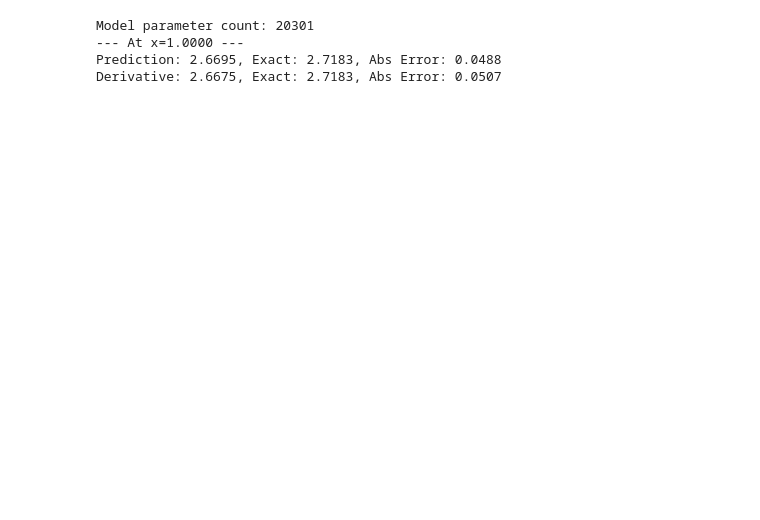
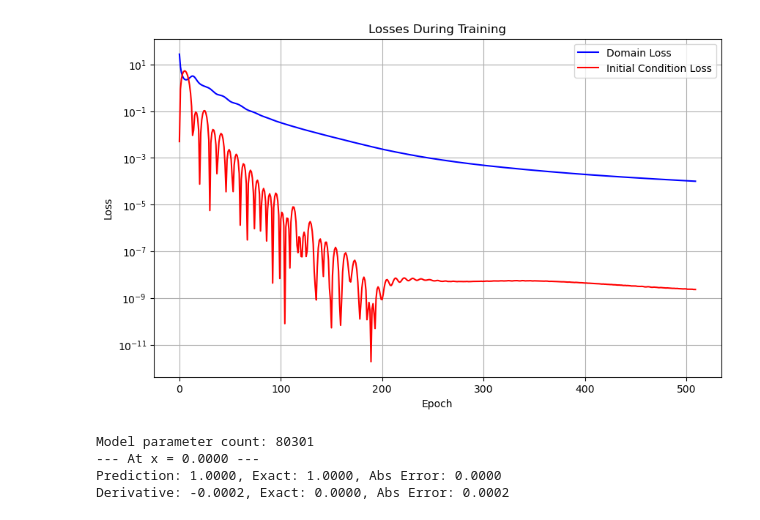
Before and after one commit to ugniusalekna/Neural-PDE-Solver, a Jupyter notebook: main.ipynb, the cells around one changed output. Cells and saved outputs as stored; diff of their text form; code cells hidden in the pictures; blank space fills up the shorter version.

Commit message:
changed training procedure accordin g to changes

```diff
--- a/main.ipynb
+++ b/main.ipynb
@@ -17 +45,12 @@ model = FourierNet(features_in, hidden, features_out)
+# %%
+def rhs_function(x, y, dydx):
+    return -0.1 * dydx -5.0 * y
+
+def sol(x):
+    return  torch.exp(-x/20) * (1 / np.sqrt(1999) * torch.sin(np.sqrt(1999) * x / 20) + torch.cos(np.sqrt(1999) * x / 20))
+
+def d_sol_dx(x):
+    return -torch.exp(-x/20) * 100 / np.sqrt(1999) * torch.sin(np.sqrt(1999) * x / 20)
+
+initial_conditions = [0.0, 1.0, 0.0]
 # %% [markdown]
@@ -21,10 +68,11 @@ $y(x) = e^{x}$
 # %%
 def rhs_function(x, y):
-    return y
+    return x / y
 
 def sol(x):
-    return torch.exp(x)
+    return torch.sqrt(x**2 + 1)
 
-initial_conditions = [0, 1]
+def d_sol_dx(x):
+    return x / torch.sqrt(x**2 + 1)
 
-solver = ODESolver(model, rhs_function, initial_conditions, norm='L2', device=device)
+initial_conditions = [0.0, 1.0]
@@ -41,0 +79,15 @@ GIF saved at gif_test3/cas_100_100.gif
+# %%
+features_in = 1
+features_out = 1
+hidden = [100, 100, 100, 100, 100]
+
+model = FCNet(features_in, hidden, features_out, activation='cas', init_weights=False).to(device)
+
+domain = torch.linspace(-3*np.pi, 3*np.pi, steps=200).unsqueeze(1)
+solution = sol(domain)
+data = [domain, rhs_function, initial_conditions]
+
+solver = ODESolver(model, data, device=device)
+solver.compile('adam', lr=1e-3, loss_weights=[1.0, 1.0])
+losses_domain, losses_ic = solver.train(num_epochs=10000, atol=1e-4, solution=solution, save_gif=True)
+solver.create_gif(gif_save_path='gif_test4')
@@ -42,27 +97,31 @@ GIF saved at gif_test3/cas_100_100.gif
+# %%
+plot_losses(losses_domain, losses_ic)
+# %% [output]
+[figure, added]
 # %%
 model.eval()
 parameter_count = sum(p.numel() for p in model.parameters())
 
-x_point = torch.tensor([1.0], requires_grad=True).to(device)
+x_point = torch.tensor([0.0], requires_grad=True).to(device)
 output = model(x_point).to(device)
 output.backward()
 
 exact_value = sol(x_point).item()
-exact_derivative = sol(x_point).item()
+exact_derivative = d_sol_dx(x_point).item()
 
 value_error = abs(output.item() - exact_value)
 derivative_error = abs(x_point.grad.item() - exact_derivative)
 
 results = (
     f"Model parameter count: {parameter_count}\n"
-    f"--- At x={x_point.item():.4f} ---\n"
+    f"--- At x = {x_point.item():.4f} ---\n"
     f"Prediction: {output.item():.4f}, Exact: {exact_value:.4f}, Abs Error: {value_error:.4f}\n"
     f"Derivative: {x_point.grad.item():.4f}, Exact: {exact_derivative:.4f}, Abs Error: {derivative_error:.4f}"
 )
 
 print(results)
 # %% [output]
-Model parameter count: 20301
---- At x=1.0000 ---
-Prediction: 2.6695, Exact: 2.7183, Abs Error: 0.0488
-Derivative: 2.6675, Exact: 2.7183, Abs Error: 0.0507
+Model parameter count: 80301
+--- At x = 0.0000 ---
+Prediction: 1.0000, Exact: 1.0000, Abs Error: 0.0000
+Derivative: -0.0002, Exact: 0.0000, Abs Error: 0.0002
```
Also changed, not shown: parts of 9 cells of this notebook.
